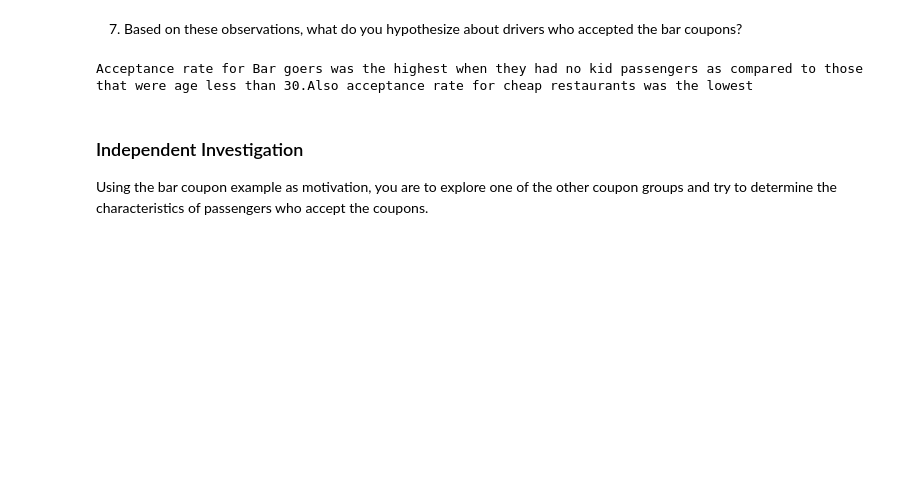
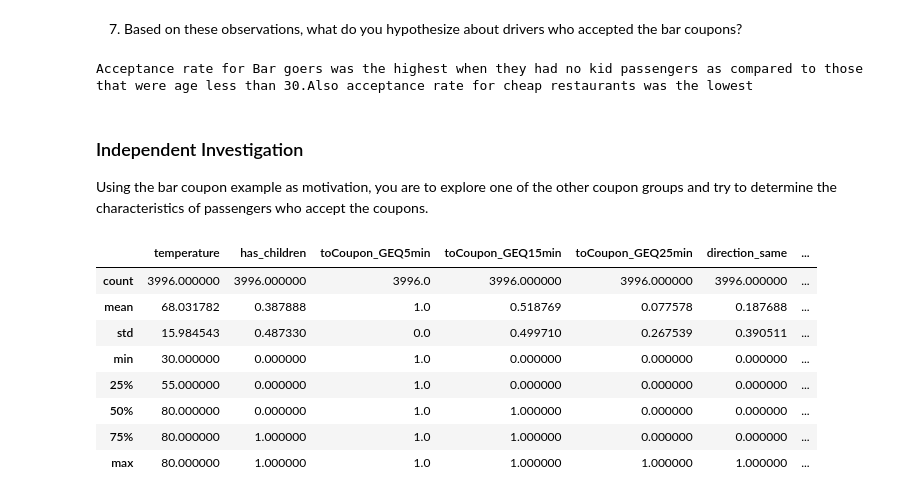
Before and after one commit to meetsathya23/coupon_analysis, a Jupyter notebook: prompt.ipynb, the cells around one changed output. Drawn from its saved outputs; the diff is of its cells as text; code cells hidden in the pictures; blank space fills up the shorter version.

```diff
--- a/prompt.ipynb
+++ b/prompt.ipynb
@@ -281,3 +281,18 @@ Acceptance rate for Bar goers was the highest when they had no kid passengers as
 ### Independent Investigation
 
 Using the bar coupon example as motivation, you are to explore one of the other coupon groups and try to determine the characteristics of passengers who accept the coupons.
+# %%
+#Coupon analytics for Cofee House Coupons
+#Step 1 - Let's create a dataframe with just Coffee House Coupons
+df_coffee_coupons = data.query('coupon=="Coffee House"')
+df_coffee_coupons.describe()
+# %% [output]
+|  | temperature | has_children | toCoupon_GEQ5min | toCoupon_GEQ15min | toCoupon_GEQ25min | direction_same | ... |
+| count | 3996.000000 | 3996.000000 | 3996.0 | 3996.000000 | 3996.000000 | 3996.000000 | ... |
+| mean | 68.031782 | 0.387888 | 1.0 | 0.518769 | 0.077578 | 0.187688 | ... |
+| std | 15.984543 | 0.487330 | 0.0 | 0.499710 | 0.267539 | 0.390511 | ... |
+| min | 30.000000 | 0.000000 | 1.0 | 0.000000 | 0.000000 | 0.000000 | ... |
+| 25% | 55.000000 | 0.000000 | 1.0 | 0.000000 | 0.000000 | 0.000000 | ... |
+| 50% | 80.000000 | 0.000000 | 1.0 | 1.000000 | 0.000000 | 0.000000 | ... |
+| 75% | 80.000000 | 1.000000 | 1.0 | 1.000000 | 0.000000 | 0.000000 | ... |
+| max | 80.000000 | 1.000000 | 1.0 | 1.000000 | 1.000000 | 1.000000 | ... |
```
Also changed, not shown: parts of 4 cells of this notebook.
